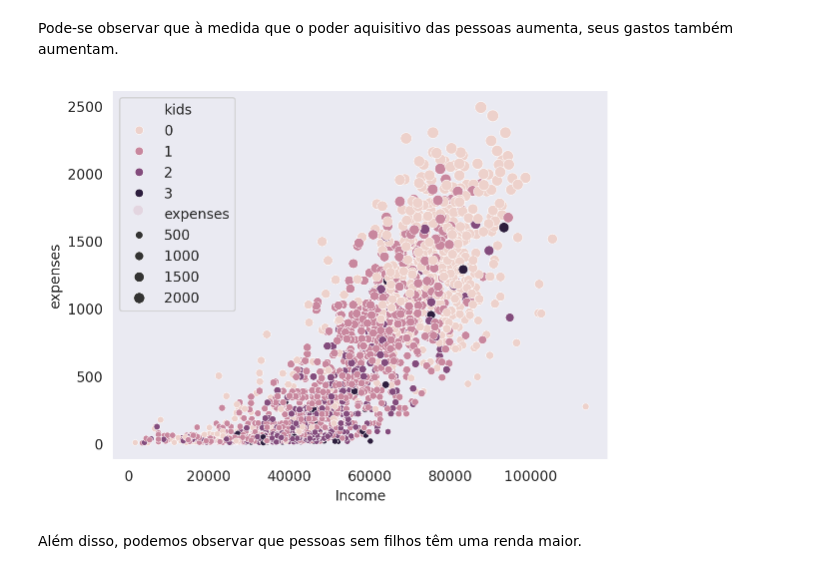
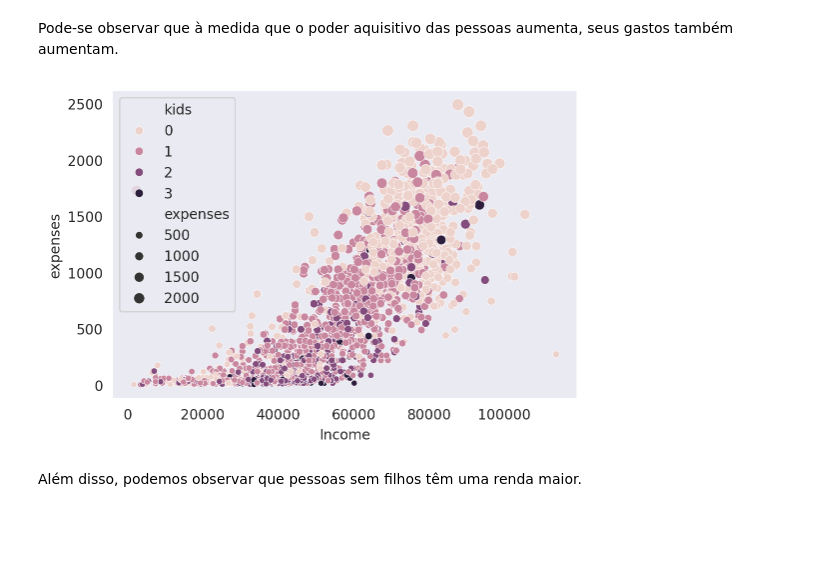
Before and after one commit to Oseiasdfarias/estatistica_do_basico_ao_avancado_EBA, a Jupyter notebook: atividades/1.0_estatistica_descritiva/1.0_Desafio_Ifood.ipynb, the cells around one changed output. Saved outputs shown, nothing was run; the diff lists cells and outputs as text; code cells hidden in the pictures; blank space fills up the shorter version.

```diff
--- a/atividades/1.0_estatistica_descritiva/1.0_Desafio_Ifood.ipynb
+++ b/atividades/1.0_estatistica_descritiva/1.0_Desafio_Ifood.ipynb
@@ -388,14 +392,15 @@ plt.show()
 # %% [markdown]
 Pode-se observar que à medida que o poder aquisitivo das pessoas aumenta, seus gastos também aumentam.
 # %%
+plt.figure(figsize=(6, 4))
 sns.scatterplot(data=df_ifood,
                 x="Income",
                 y="expenses",
                 size="expenses",
                 hue="kids")
 plt.show()
 # %% [output]
-[figure, old version]
+[figure, new version]
 # %% [markdown]
 Além disso, podemos observar que pessoas sem filhos têm uma renda maior.
 # %% [markdown]
```
Also changed, not shown: parts of 15 cells of this notebook.
